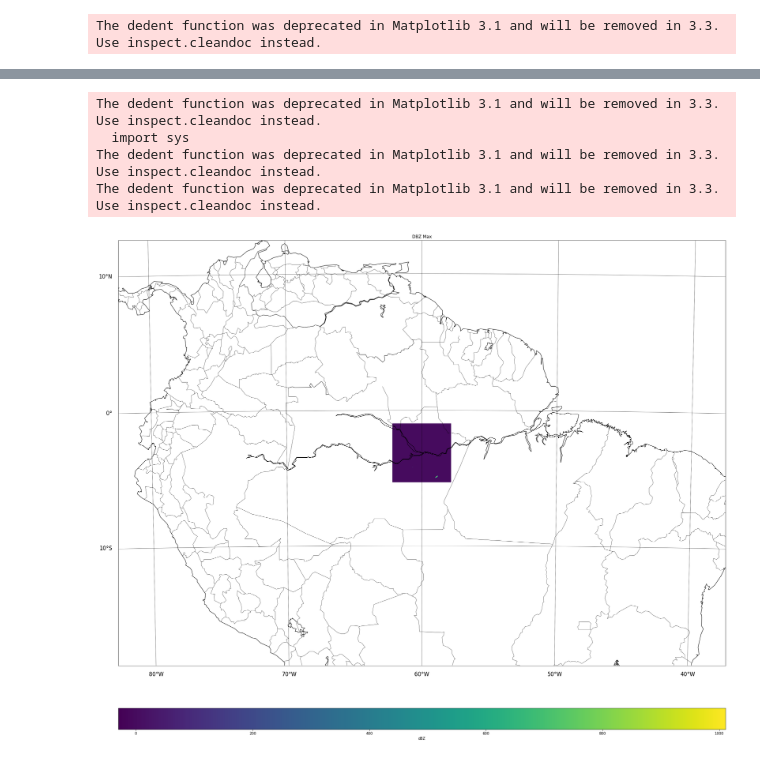
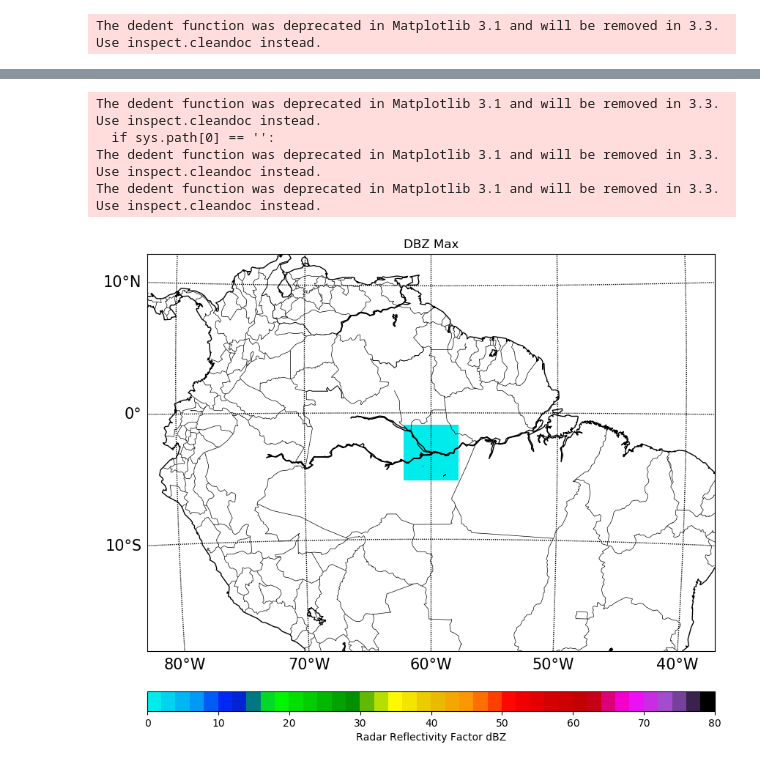
Before and after one commit to helvecioneto/CAP-394, a Jupyter notebook: 01-Analise-Exploratoria-GOAmazon.ipynb, the cells around one changed output, grey strips where cells are left out. Cells and saved outputs as stored; diff of their text form; code cells hidden in the pictures.

```diff
--- a/01-Analise-Exploratoria-GOAmazon.ipynb
+++ b/01-Analise-Exploratoria-GOAmazon.ipynb
@@ -163,46 +120,56 @@ dbz2 = total
 import matplotlib.pyplot as plt
 from mpl_toolkits.basemap import Basemap
 # %%
-lat_0 = lat.mean()
-lon_0 = lon.mean()
+lat0 = lat.mean()
+lon0 = lon.mean()
 # %%
 lat_ = np.ma.MaskedArray(lat)
 lon_ = np.ma.MaskedArray(lon)
 # %%
 xi, yi = m(lon_, lat_)
+dados = np.nan_to_num(dbz2)
 # %%
-dados = np.nan_to_num(dbz2, nan=0.0)
+fig, axes = plt.subplots(nrows=1,ncols=1,figsize=(10,10),dpi=100)
+label = 'Radar Reflectivity Factor ' + dbz_units+ ''
 
-plt.figure(figsize=(40,25))
+levs = np.linspace(0,80,41,endpoint=True)
+norm = mpl.colors.BoundaryNorm(levs,256)
+cmap = 'pyart_NWSRef'
+ax = axes
 
 m = Basemap(width=5000000,height=3500000,
-            resolution='l',projection='lcc',\
-            lat_ts=40,lat_0=lat_0,lon_0=lon_0,)
+            resolution='l',projection='stere',\
+            area_thresh=1000,\
+            lat_ts=40,lat_0=lat_0,lon_0=lon_0)
 
-cs = m.pcolor(xi,yi,dados)
 
+# m = Basemap(projection='lcc',lon_0=lon0,lat_0=lat0,
+#            llcrnrlat=lat0-10.25,llcrnrlon=lon0-8.5,
+#            urcrnrlat=lat0+10.25,urcrnrlon=lon0+8.5,resolution='l')
+
+cs = m.pcolormesh(xi,yi,dados,norm=norm,cmap=cmap,ax=ax,latlon=False)
 
 # # # # Add Grid Lines
 m.drawparallels(np.arange(-80., 81., 10.), labels=[1,0,0,0], fontsize=15)
 m.drawmeridians(np.arange(-180., 181., 10.), labels=[0,0,0,1], fontsize=15)
 
 
 # # # # # Add Coastlines, States, and Country Boundaries
 m.drawcoastlines()
 m.drawstates()
 m.drawcountries()
 
 # # # # # Add Colorbar
 cbar = m.colorbar(cs, location='bottom', pad="10%")
-cbar.set_label(dbz_units)
+cbar.set_label(label)
 
 # # # # # Add Title
 plt.title('DBZ Max')
 
 plt.show()
 # %% [output]
 The dedent function was deprecated in Matplotlib 3.1 and will be removed in 3.3. Use inspect.cleandoc instead.
-  import sys
+  if sys.path[0] == '':
 The dedent function was deprecated in Matplotlib 3.1 and will be removed in 3.3. Use inspect.cleandoc instead.
 The dedent function was deprecated in Matplotlib 3.1 and will be removed in 3.3. Use inspect.cleandoc instead.
-[figure, old version]
+[figure, new version]
```
Also changed, not shown: parts of 7 cells of this notebook.
